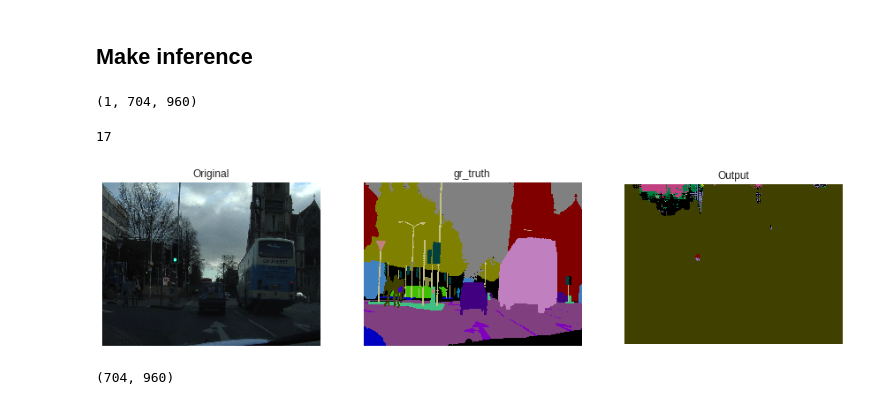
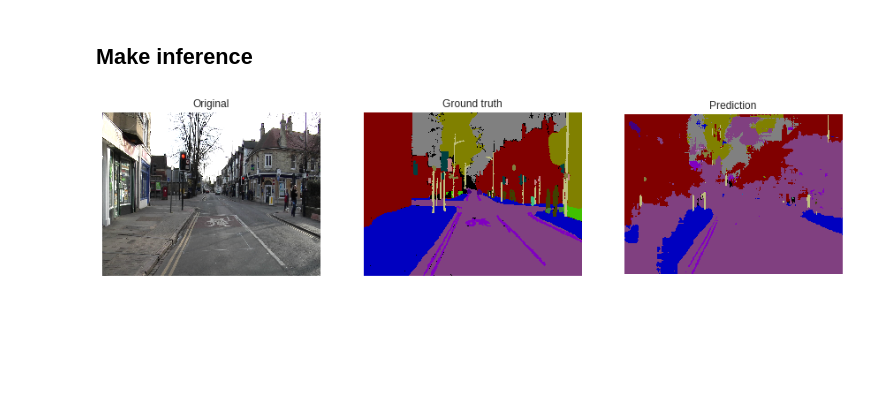
Before and after one commit to betogaona7/FCN, a Jupyter notebook: FCN.ipynb, the cells around one changed output. Saved outputs shown, nothing was run; the diff lists cells and outputs as text; code cells hidden in the pictures; blank space fills up the shorter version.

Commit message:
fix inference color assigments

```diff
--- a/FCN.ipynb
+++ b/FCN.ipynb
@@ -439,7 +435,7 @@ torch.save(model.state_dict(), "./fcn-loss.pth")
 # %% [markdown]
 ## Make inference
 # %%
-state_dict = torch.load('./fcn-model.pth')
+state_dict = torch.load('./fcn-model-meaniuo.pth')
 model.load_state_dict(state_dict)
 # %%
 def plot_imgs(images = [], titles = [], figsize = (10,10)):
@@ -507,52 +512,54 @@ image = load_image(inp)
 prediction = model(image.to(device))
 
 print(prediction)
-# %%
-prediction2 = prediction
-prediction = prediction.data.cpu().numpy()
-N, _, h, w = prediction.shape
-pred = prediction.transpose(0, 2, 3, 1).reshape(-1, 32).argmax(axis=1).reshape(N, h, w)
-
-print(pred.shape)
-# %% [output]
-(1, 704, 960)
-# %%
-pred[0][0][0]
-# %% [output]
-17
+# %%
+total_ious = []
+pixel_accs = []
+output = prediction.data.cpu().numpy()
+
+N, _, h, w = output.shape
+pred = output.transpose(0, 2, 3, 1).reshape(-1, 32).argmax(axis=1).reshape(N, h, w)
+
+label = np.load(npy)
+label = label[0:704, 0:960]
+label = torch.from_numpy(label.copy()).long()
+
+target = label.cpu().numpy().reshape(N, h, w)
+
+
+for y_hat, y in zip(pred, target):
+  total_ious.append(iou(y_hat, y))
+  pixel_accs.append(pixel_accuracy(y_hat, y))
+
+# Pixel accuracy
+pixel_acc = np.array(pixel_accs).mean()
+
+# Mean IoU
+total_ious = np.array(total_ious).T
+mean_iou = np.nanmean(np.nanmean(total_ious))
+
+print(pixel_acc, " ", mean_iou)
+
+print(pred)
+print("\n")
+print(target)
 # %%
 _, h, w = pred.shape
 
 output = np.zeros((h, w, 3), dtype=np.uint8)
 
 for i in range(h):
   for j in range(w):
     index = pred[0][i][j]
     try:
-      color = gt_labels.get(index)[1]
+      color = gt_labels.get(index+1)[1]
       output[i, j, 0] = color[0]
       output[i, j, 1] = color[1]
       output[i, j, 2] = color[2]
     except:
       print("Upsss! there was an error")
       break
 
-plot_imgs([scipy.misc.imread(inp), scipy.misc.imread(truth), output], ["Original", "gr_truth", "Output"], (15, 15))
+plot_imgs([scipy.misc.imread(inp), scipy.misc.imread(truth), output], ["Original", "Ground truth", "Prediction"], (15, 15))
 # %% [output]
-[figure, old version]
+[figure, new version]
-# %%
-from collections import Counter
-
-labeled_image = np.around(np.absolute(prediction2.cpu().detach().numpy())).astype(int)
-pred2 = np.zeros((704, 960), dtype=np.uint8)
-for i in range(704):
-  for j in range(960):
-    val = []
-    for d in range(32):
-      val.append(labeled_image[0][d][i][j])
-    label = Counter(val).most_common()[0][0]
-    pred2[i, j] = label
-
-print(pred2.shape)
-# %% [output]
-(704, 960)
```
Also changed, not shown: parts of 9 cells of this notebook.
